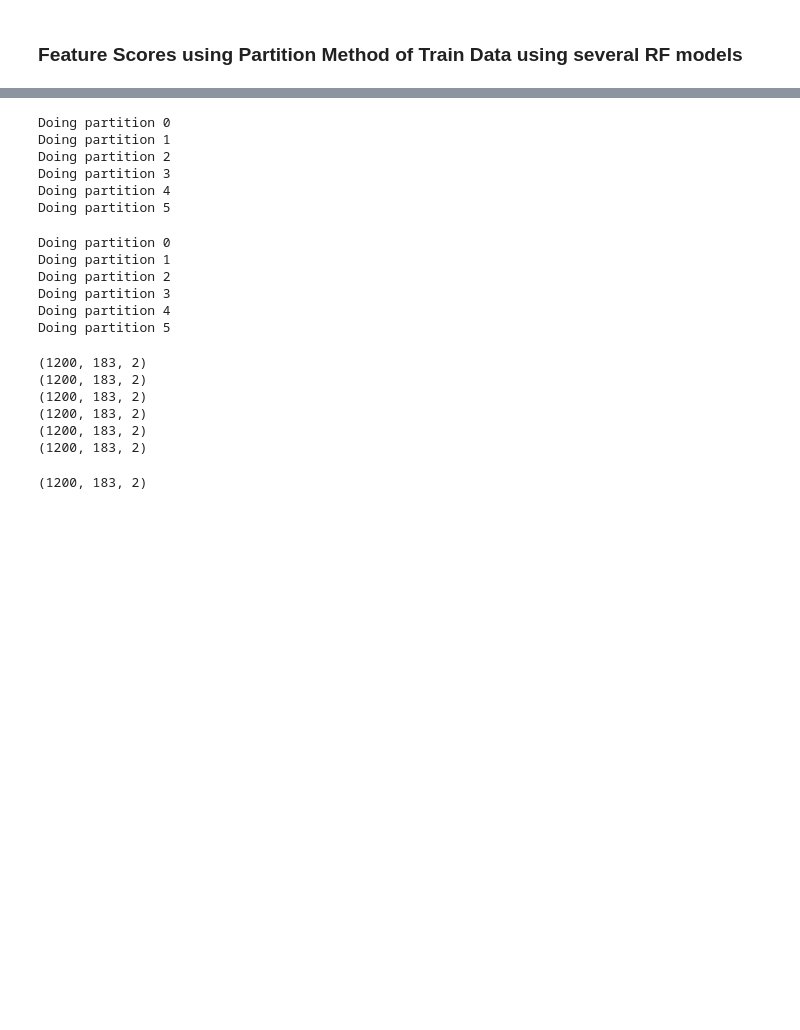
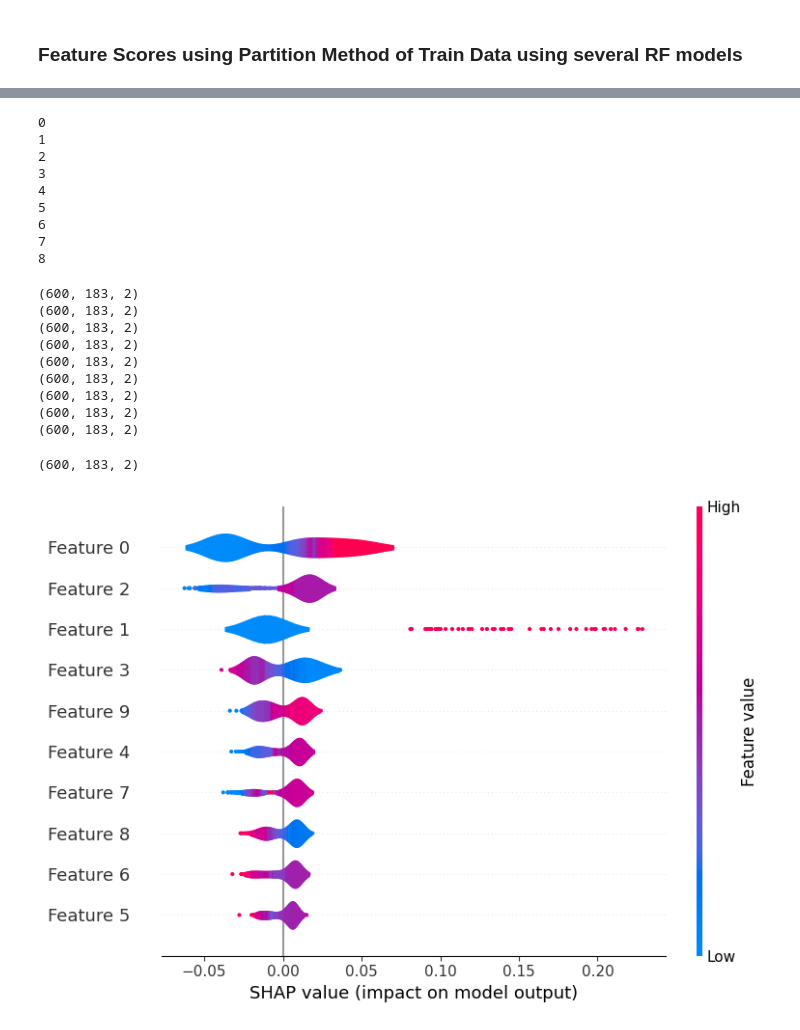
Before and after one commit to Sachi-27/DrugProtAI, a Jupyter notebook: Methods/Shapley Feature Scores/rf_pec_shap.ipynb, the cells around one changed output, grey strips where cells are left out. Cells and saved outputs as stored; diff of their text form; code cells hidden in the pictures; blank space fills up the shorter version.

```diff
--- a/Methods/Shapley Feature Scores/rf_pec_shap.ipynb
+++ b/Methods/Shapley Feature Scores/rf_pec_shap.ipynb
@@ -279,46 +285,42 @@ Successfully installed shap-0.46.0 slicer-0.0.8
 # %%
+import shap
 explainers = []
-count = 0
 for model in rf_models:
-  print(f"Doing partition {count}")
   explainer = shap.TreeExplainer(model)
   explainers.append(explainer)
-  count+= 1
+
+shap_values_test = []
+i = 0
+for explainer in explainers:
+  print(i)
+  i += 1
+  shap_values_test.append(explainer.shap_values(X_test))
 # %% [output]
-Doing partition 0
-Doing partition 1
-Doing partition 2
-Doing partition 3
-Doing partition 4
-Doing partition 5
+0
+1
+2
+3
+4
+5
+6
+7
+8
-# %%
-shap_train_values = []
-count = 0
-for explainer in explainers:
-  print(f"Doing partition {count}")
-  count+= 1
-  shap_train_values.append(explainer.shap_values(X_test))
-# %% [output]
-Doing partition 0
-Doing partition 1
-Doing partition 2
-Doing partition 3
-Doing partition 4
-Doing partition 5
 # %%
-for i in range(len(shap_train_values)):
-  shap_train_values[i] = np.array(shap_train_values[i])
-  print(shap_train_values[i].shape)
+for i in range(len(shap_values_test)):
+  print(shap_values_test[i].shape)
 # %% [output]
-(1200, 183, 2)
-(1200, 183, 2)
-(1200, 183, 2)
-(1200, 183, 2)
-(1200, 183, 2)
-(1200, 183, 2)
+(600, 183, 2)
+(600, 183, 2)
+(600, 183, 2)
+(600, 183, 2)
+(600, 183, 2)
+(600, 183, 2)
+(600, 183, 2)
+(600, 183, 2)
+(600, 183, 2)
 # %%
-mean_shap_values = np.mean(shap_train_values, axis=0)
+mean_shap_values = np.mean(shap_values_test, axis=0)
 mean_shap_values.shape
 # %% [output]
-(1200, 183, 2)
+(600, 183, 2)
 # %%
@@ -326 +328,5 @@ features_list = [59, 143, 4, 31, 52, 149, 2, 154, 46, 20]
+# %%
+shap.summary_plot(mean_shap_values[:,feature_list,0], X_test[:,feature_list], plot_type="violin", show=False)
+# %% [output]
+[figure, added]
 # %%
```
Also changed, not shown: parts of 18 cells of this notebook.
